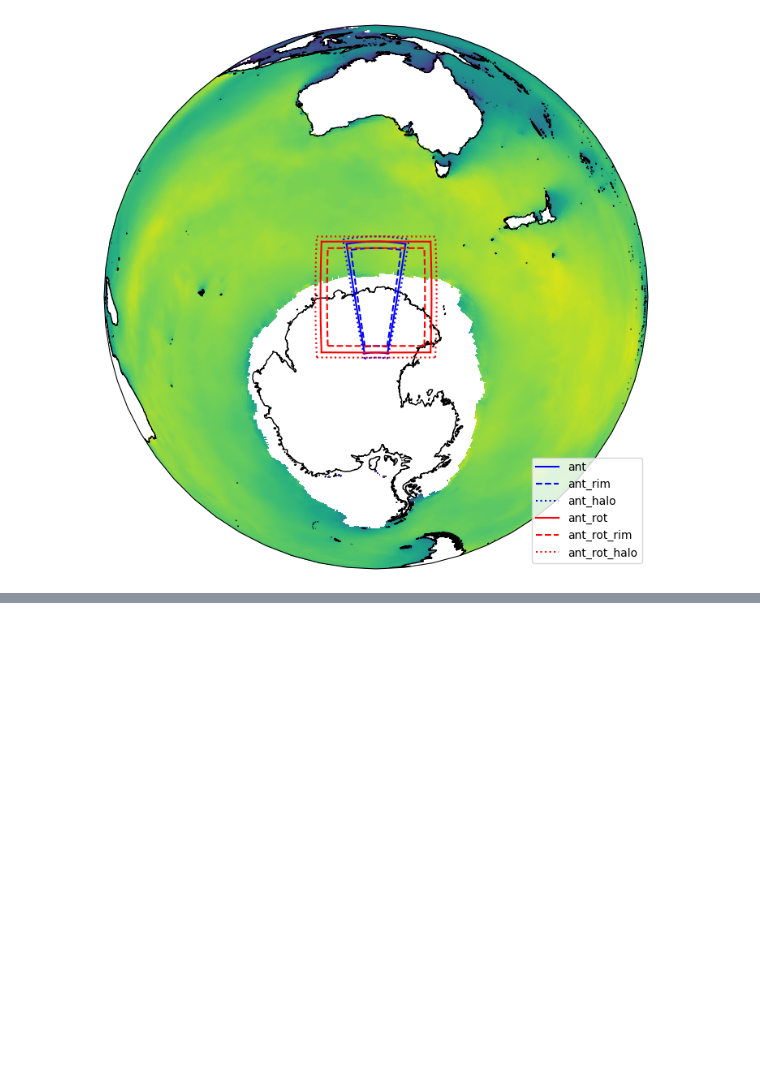
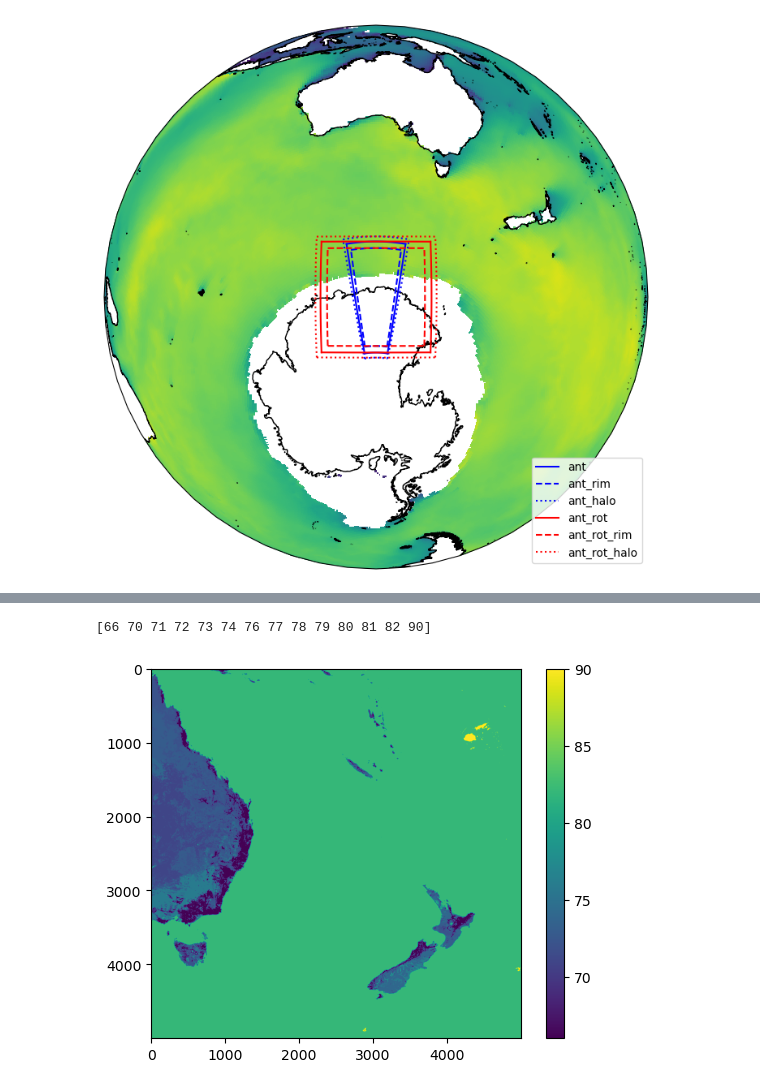
Before and after one commit to 21centuryweather/UM_configuration_tools, a Jupyter notebook: UM_plot_domain.ipynb, the cells around one changed output, grey strips where cells are left out. Drawn from its saved outputs; the diff is of its cells as text; code cells hidden in the pictures; blank space fills up the shorter version.

```diff
--- a/UM_plot_domain.ipynb
+++ b/UM_plot_domain.ipynb
@@ -130,0 +188,7 @@ plt.tight_layout()
+# %%
+plt.imshow(r['data'][12000:17000,17000:22000])
+plt.colorbar()
+print (np.unique(r['data'][12000:17000,17000:22000]))
+# %% [output]
+[66 70 71 72 73 74 76 77 78 79 80 81 82 90]
+[figure, added]
```
Also changed, not shown: parts of 9 cells of this notebook, 1 other file.
